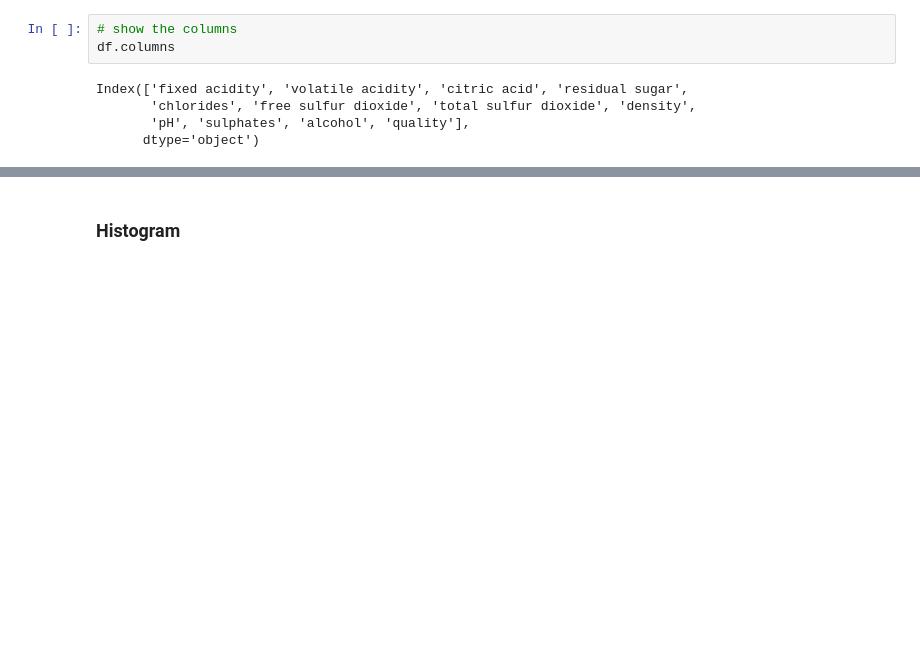
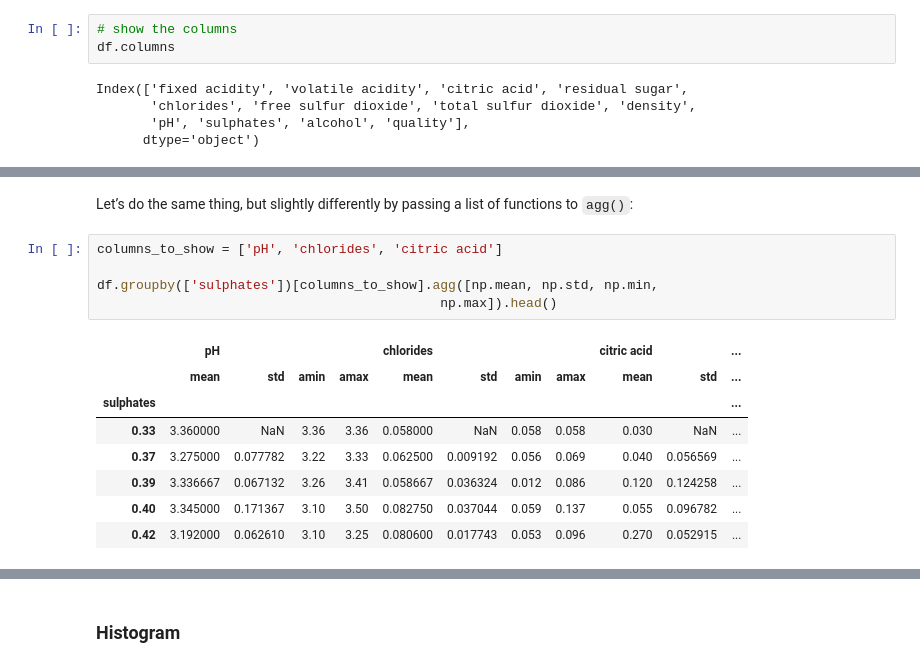
Before and after one commit to duttashi/datascience-notes, a Jupyter notebook: python notebooks/EDA.ipynb, the cells around one changed output, grey strips where cells are left out. Drawn from its saved outputs; the diff is of its cells as text; blank space fills up the shorter version.

```diff
--- a/python notebooks/EDA.ipynb
+++ b/python notebooks/EDA.ipynb
@@ -127,0 +232,16 @@ Index(['fixed acidity', 'volatile acidity', 'citric acid', 'residual sugar',
+# %% [markdown]
+Let’s do the same thing, but slightly differently by passing a list of functions to `agg()`:
+# %%
+columns_to_show = ['pH', 'chlorides', 'citric acid']
+
+df.groupby(['sulphates'])[columns_to_show].agg([np.mean, np.std, np.min,
+                                            np.max]).head()
+# %% [output]
+|  | pH |  |  |  | chlorides |  |  |  | citric acid |  | ... |
+|  | mean | std | amin | amax | mean | std | amin | amax | mean | std | ... |
+| sulphates |  |  |  |  |  |  |  |  |  |  | ... |
+| 0.33 | 3.360000 | NaN | 3.36 | 3.36 | 0.058000 | NaN | 0.058 | 0.058 | 0.030 | NaN | ... |
+| 0.37 | 3.275000 | 0.077782 | 3.22 | 3.33 | 0.062500 | 0.009192 | 0.056 | 0.069 | 0.040 | 0.056569 | ... |
+| 0.39 | 3.336667 | 0.067132 | 3.26 | 3.41 | 0.058667 | 0.036324 | 0.012 | 0.086 | 0.120 | 0.124258 | ... |
+| 0.40 | 3.345000 | 0.171367 | 3.10 | 3.50 | 0.082750 | 0.037044 | 0.059 | 0.137 | 0.055 | 0.096782 | ... |
+| 0.42 | 3.192000 | 0.062610 | 3.10 | 3.25 | 0.080600 | 0.017743 | 0.053 | 0.096 | 0.270 | 0.052915 | ... |
```
Also changed, not shown: parts of 22 cells of this notebook.
